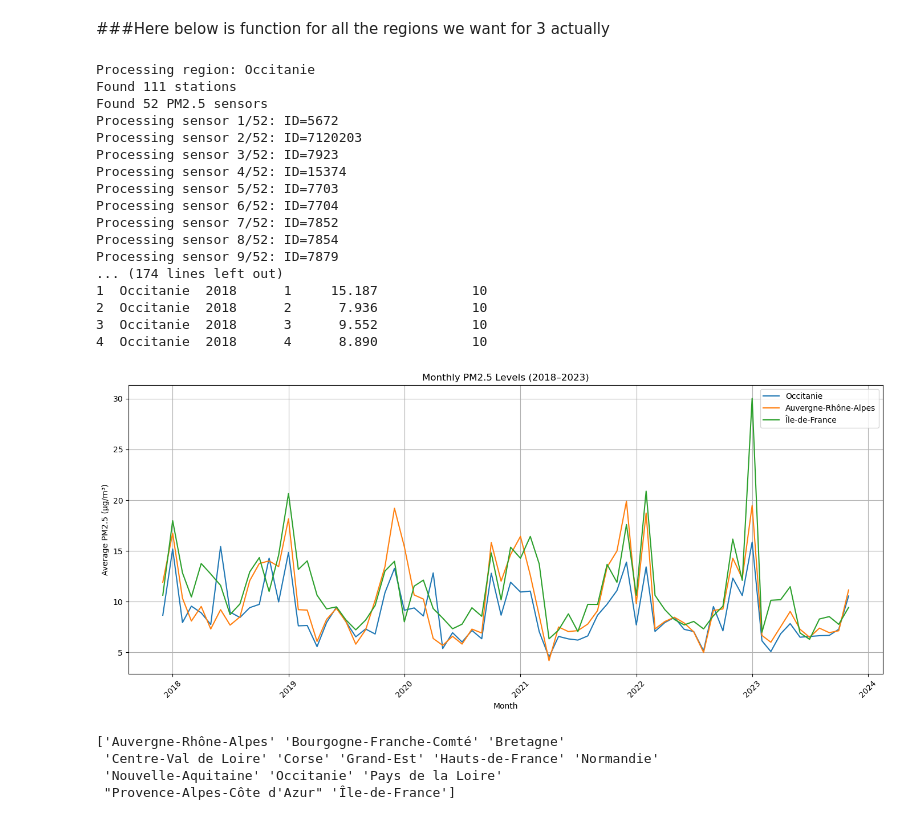
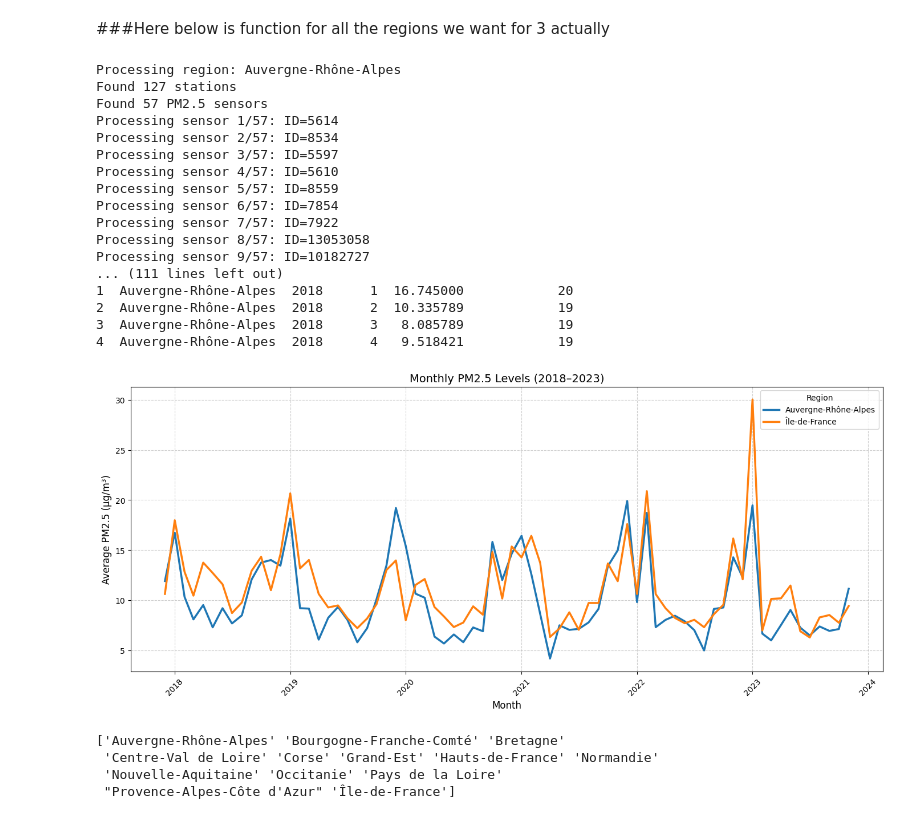
Before and after one commit to TamaraMeliora/Project1_FreshAir, a Jupyter notebook: main_2_merged.ipynb, the cells around one changed output. Drawn from its saved outputs; the diff is of its cells as text; code cells hidden in the pictures.

```diff
--- a/main_2_merged.ipynb
+++ b/main_2_merged.ipynb
@@ -228,7 +102,7 @@ def process_region(region_name, bbox):
 
 if __name__ == "__main__":
     regions = {
-        "Occitanie": "-0.1,42.3,4.9,45.2",
+
         "Auvergne-Rhône-Alpes": "3.0,44.0,7.4,46.4",
         "Île-de-France": "1.45,48.0,3.6,49.2"
     }
@@ -243,57 +117,55 @@ if __name__ == "__main__":
     print("\nCombined DataFrame (first rows):")
     print(combined_df.head())
 # %% [output]
-Processing region: Occitanie
-Found 111 stations
-Found 52 PM2.5 sensors
-Processing sensor 1/52: ID=5672
-Processing sensor 2/52: ID=7120203
-Processing sensor 3/52: ID=7923
-Processing sensor 4/52: ID=15374
-Processing sensor 5/52: ID=7703
-Processing sensor 6/52: ID=7704
-Processing sensor 7/52: ID=7852
-Processing sensor 8/52: ID=7854
-Processing sensor 9/52: ID=7879
-... (174 lines left out)
-1  Occitanie  2018      1     15.187            10
-2  Occitanie  2018      2      7.936            10
-3  Occitanie  2018      3      9.552            10
-4  Occitanie  2018      4      8.890            10
+Processing region: Auvergne-Rhône-Alpes
+Found 127 stations
+Found 57 PM2.5 sensors
+Processing sensor 1/57: ID=5614
+Processing sensor 2/57: ID=8534
+Processing sensor 3/57: ID=5597
+Processing sensor 4/57: ID=5610
+Processing sensor 5/57: ID=8559
+Processing sensor 6/57: ID=7854
+Processing sensor 7/57: ID=7922
+Processing sensor 8/57: ID=13053058
+Processing sensor 9/57: ID=10182727
+... (111 lines left out)
+1  Auvergne-Rhône-Alpes  2018      1  16.745000            20
+2  Auvergne-Rhône-Alpes  2018      2  10.335789            19
+3  Auvergne-Rhône-Alpes  2018      3   8.085789            19
+4  Auvergne-Rhône-Alpes  2018      4   9.518421            19
 # %%
 import matplotlib.pyplot as plt
 import pandas as pd
 
-# Assume 'combined_df' is already loaded in memory and contains the PM2.5 data
-
-# Create a datetime column combining 'year' and 'month' for plotting
+# Create a datetime column combining 'year' and 'month'
 combined_df["year_month"] = pd.to_datetime(combined_df["year"].astype(str) + "-" + combined_df["month"].astype(str))
 
 # Initialize the plot
 plt.figure(figsize=(14, 6))
 
-# Plot PM2.5 trends for each region
+# Plot PM2.5 trends for each region with thicker lines
 for region in combined_df["region"].unique():
     region_data = combined_df[combined_df["region"] == region]
-    plt.plot(region_data["year_month"], region_data["avg_value"], label=region)
+    plt.plot(region_data["year_month"], region_data["avg_value"], label=region, linewidth=2.5)
 
 # Set plot title and axis labels
-plt.title("Monthly PM2.5 Levels (2018–2023)")
-plt.xlabel("Month")
-plt.ylabel("Average PM2.5 (µg/m³)")
+plt.title("Monthly PM2.5 Levels (2018–2023)", fontsize=14)
+plt.xlabel("Month", fontsize=12)
+plt.ylabel("Average PM2.5 (µg/m³)", fontsize=12)
 
 # Display legend and grid
-plt.legend()
-plt.grid(True)
+plt.legend(title="Region")
+plt.grid(True, linestyle='--', alpha=0.6)
 
 # Improve layout and rotate x-axis labels
 plt.tight_layout()
 plt.xticks(rotation=45)
 
 # Show the final plot
 plt.show()
 # %% [output]
-[figure, old version]
+[figure, new version]
 # %%
 import pandas as pd
 import numpy as np
```
Also changed, not shown: parts of 6 cells of this notebook, 4 other files.
